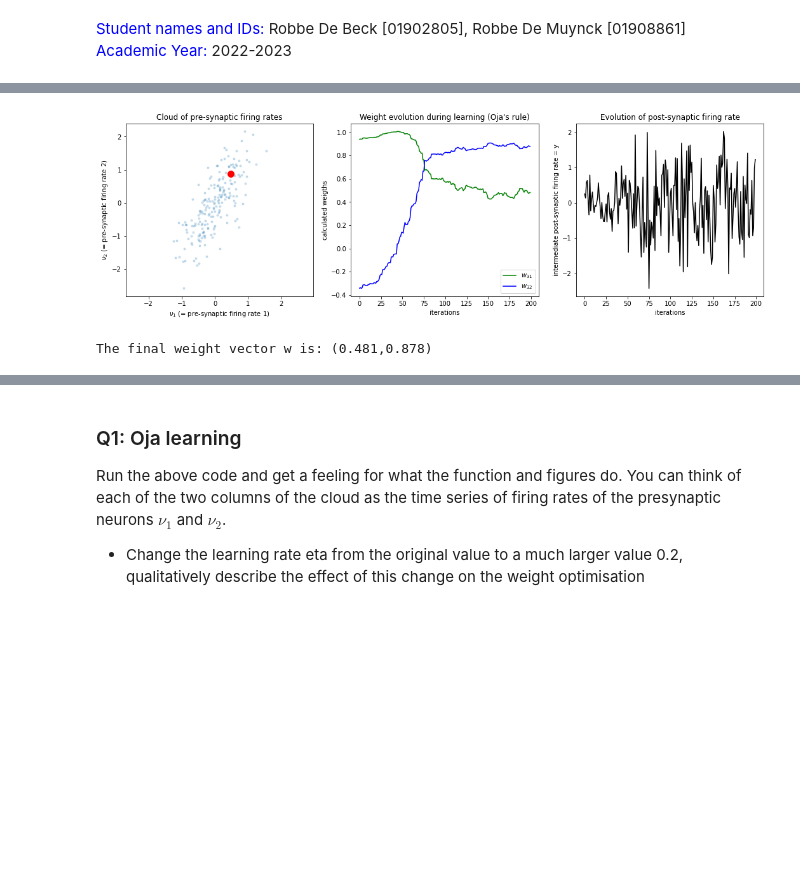
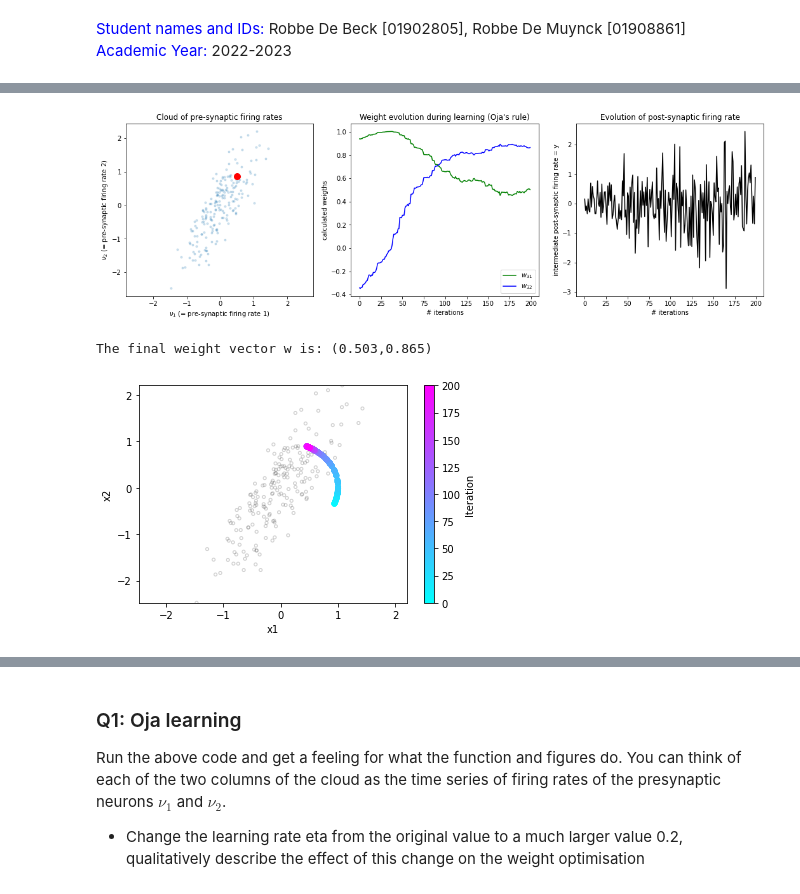
Before and after one commit to RobbeDeMuynck/CN_practicals, a Jupyter notebook: Module 4/Ex1_Oja/Module4_Oja_Group7.ipynb, the cells around one changed output, grey strips where cells are left out. Cells and saved outputs as stored; diff of their text form; code cells hidden in the pictures; blank space fills up the shorter version.

```diff
--- a/Module 4/Ex1_Oja/Module4_Oja_Group7.ipynb
+++ b/Module 4/Ex1_Oja/Module4_Oja_Group7.ipynb
@@ -41,34 +41,39 @@ def Oja_behaviour_plots(cloud, wcourse, out):
 
     # Plot 2: Synaptic weight evolution during learning
     # fig, ax = plt.subplots(1, 1)
     axs[1].plot(wcourse[:, 0], "g", label="$w_{31}$")
     axs[1].plot(wcourse[:, 1], "b", label="$w_{32}$")
-    axs[1].set_xlabel("iterations")
+    axs[1].set_xlabel("# iterations")
     axs[1].set_ylabel("calculated weigths")
     axs[1].set_title("Weight evolution during learning (Oja's rule)")
     axs[1].legend()
     # plt.show()
 
     # Plot 3: Evolution of post-synaptic firing rate
     # fig, ax = plt.subplots(1, 1)
     axs[2].plot(out[:, 0], "k")
-    axs[2].set_xlabel("iterations")
+    axs[2].set_xlabel("# iterations")
     axs[2].set_ylabel("intermediate post-synaptic firing rate = y")
     axs[2].set_title("Evolution of post-synaptic firing rate")
     plt.show()
 
     # Print the final weight vector
     print("The final weight vector w is: ({:.3f},{:.3f})".format(wcourse[-1,0],wcourse[-1,1]))
 
 # Generate the cloud of pre-synaptic firing rates
+np.random.seed(211)
 cloud = oja.make_cloud(n=200, ratio=.3, angle=60)
 
 # Apply Oja's learning rule: obtain synaptic weight evolution
 # eta: controls learning rate for weight updates
 wcourse, out = oja.learn(cloud, initial_angle=-20, eta=0.04)
 
 # Construct plots regarding Oja's learning rule
 Oja_behaviour_plots(cloud, wcourse, out)
+
+# plot_oja_trace from oja.py
+oja.plot_oja_trace(cloud, wcourse)
 # %% [output]
-[figure, old version]
+[figure, new version]
-The final weight vector w is: (0.481,0.878)
+The final weight vector w is: (0.503,0.865)
+[figure, added]
```
Also changed, not shown: parts of 7 cells of this notebook.
